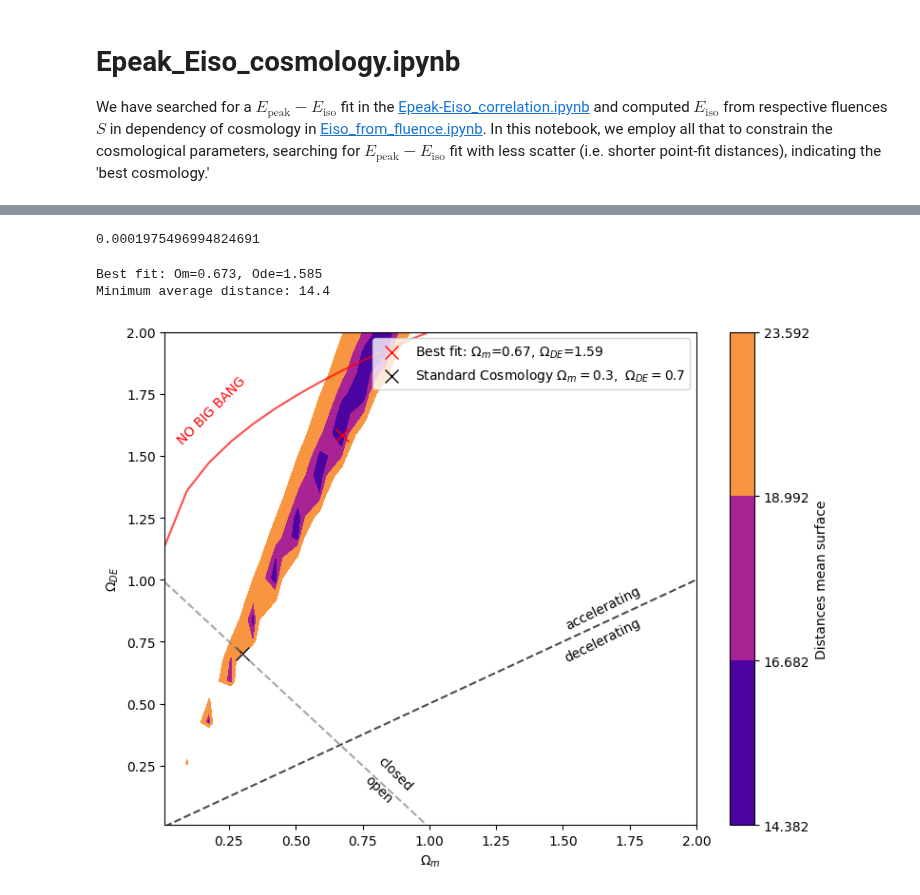
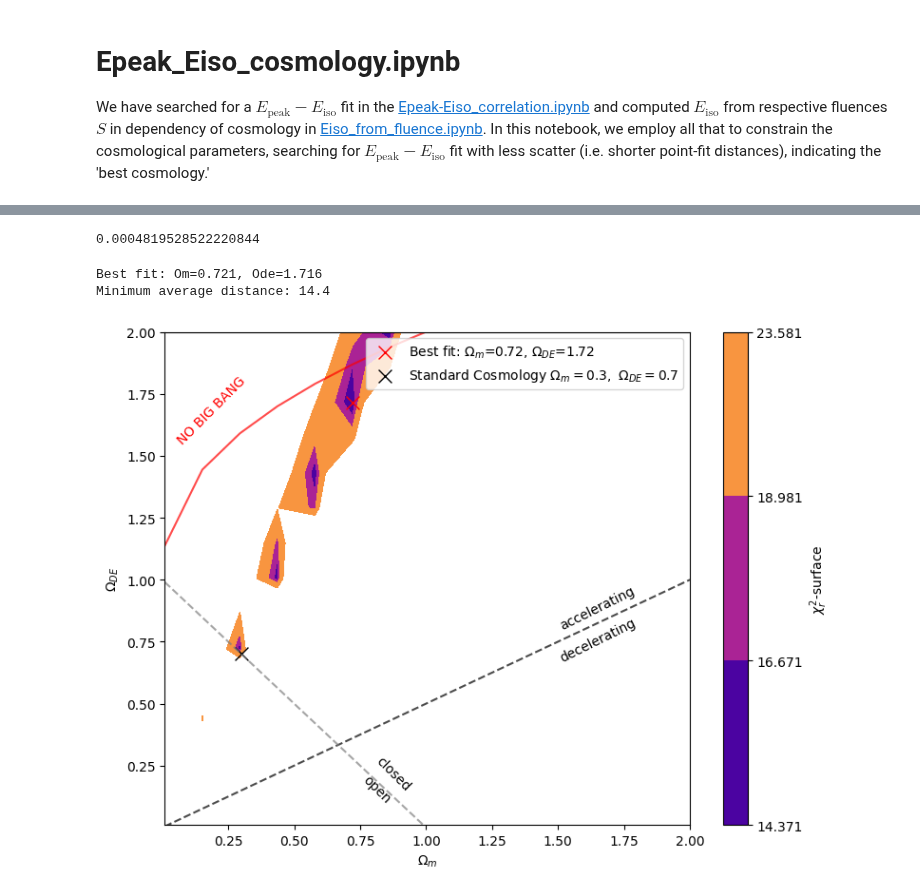
Before and after one commit to joanalnu/OAB-INAF, a Jupyter notebook: Epeak_Eiso_cosmology.ipynb, the cells around one changed output, grey strips where cells are left out. Drawn from its saved outputs; the diff is of its cells as text; code cells hidden in the pictures.

Commit message:
remove unused functions and store+plot chi_surface of Om-Ode plane

```diff
--- a/Epeak_Eiso_cosmology.ipynb
+++ b/Epeak_Eiso_cosmology.ipynb
@@ -245,10 +204,10 @@ def main(Om,Ode):
 
 
 # now let's plot the (Om, Ode)mean surface
-def create_mask(data, flat=True, no_big_bang=True):
+def create_mask(data, flat, no_big_bang):
     # Create a proper mask for unphysical regions
     # instead of a simple mask, the proper mask ensures that values aren't marked as NaN or 0, important for the argmin results
-    mask = np.zeros_like(medians, dtype=bool)
+    mask = np.zeros_like(data, dtype=bool)
     for i in range(len(Om)):
         for j in range(len(Ode)):
             if (Om[i]+Ode[j]>1.2 or # approx flat-universe region
@@ -256,19 +215,15 @@ def create_mask(data, flat=True, no_big_bang=True):
                 mask[i,j]=flat
             if (Ode[j]>Om[i]+1 or
                     Ode[j] >= Om[i]** (1/2.32) + 1.0 or # approx no big bang area
-                    not np.isfinite(medians[i, j])):
+                    not np.isfinite(data[i, j])):
                 mask[i,j]=no_big_bang
             if data[i,j]==np.inf:
+                print(Om[i], Ode[j], 'contains infinity on NaN')
                 mask[i,j]=True
 
     return np.ma.masked_where(mask,data)
 
-def create_contourplot(p1, p2, surface, flat_mask=False, no_big_bang_mask=False, levels=100, datatype='chi', cmap='jet'):
-    def types(datatype):
-        if datatype == 'chi': return r'$\chi^2$'
-        elif datatype == 'distances': return 'Distances mean'
-        else: return r'Distances mean or $\chi^2$'
-
+def create_contourplot(p1, p2, surface, flat_mask=False, no_big_bang_mask=False, levels=100, cmap='jet'):
     masked_surface = create_mask(surface, flat=flat_mask, no_big_bang=no_big_bang_mask)
 
     p1_idx, p2_idx = np.unravel_index(np.argmin(masked_surface), masked_surface.shape)
@@ -279,7 +234,7 @@ def create_contourplot(p1, p2, surface, flat_mask=False, no_big_bang_mask=False,
 
     plt.figure(figsize=(8, 6))
     plt.contourf(Om, Ode, masked_surface.T, cmap=cmap, levels=levels)
-    plt.colorbar(label=f'{types(datatype)} surface')
+    plt.colorbar(label=r'$\chi_r^2$-surface')
     plt.scatter(p1_fit, p2_fit, c='red', marker='x', s=100, linewidth=1, label=fr'Best fit: $\Omega_m$={p1_fit:.2f}, $\Omega_{{DE}}$={p2_fit:.2f}')
     plt.scatter(0.3, 0.7, c='black', marker='x', s=100, linewidths=1, label=r'Standard Cosmology $\Omega_m = 0.3,\ \Omega_{DE} = 0.7$')
 
@@ -302,19 +257,19 @@ def add_constraint_lines(plt):
     return None
 # %%
 # Define cosmological parameter grids
-Om = np.linspace(0.01,2.0,25)
-Ode = np.linspace(0.01,2.0,25)
+Om = np.linspace(0.01,2.0,15)
+Ode = np.linspace(0.01,2.0,15)
 
 tracker.start()
-distances, medians, chi_surface = main(Om, Ode)
+chi_surface = main(Om, Ode)
 tracker.stop()
 # %% [output]
-0.0001975496994824691
+0.0004819528522220844
 # %%
 minimum_chi_squared = np.min(chi_surface)
-plot = create_contourplot(Om, Ode, chi_surface, datatype='distances', levels=[minimum_chi_squared, minimum_chi_squared + 2.3, minimum_chi_squared + 4.61, minimum_chi_squared + 9.21], cmap='plasma')
+plot = create_contourplot(Om, Ode, chi_surface, levels=[minimum_chi_squared, minimum_chi_squared + 2.3, minimum_chi_squared + 4.61, minimum_chi_squared + 9.21], cmap='plasma')
 add_constraint_lines(plot)
 # %% [output]
-Best fit: Om=0.673, Ode=1.585
+Best fit: Om=0.721, Ode=1.716
 Minimum average distance: 14.4
-[figure, old version]
+[figure, new version]
```
Also changed, not shown: parts of 5 cells of this notebook.
